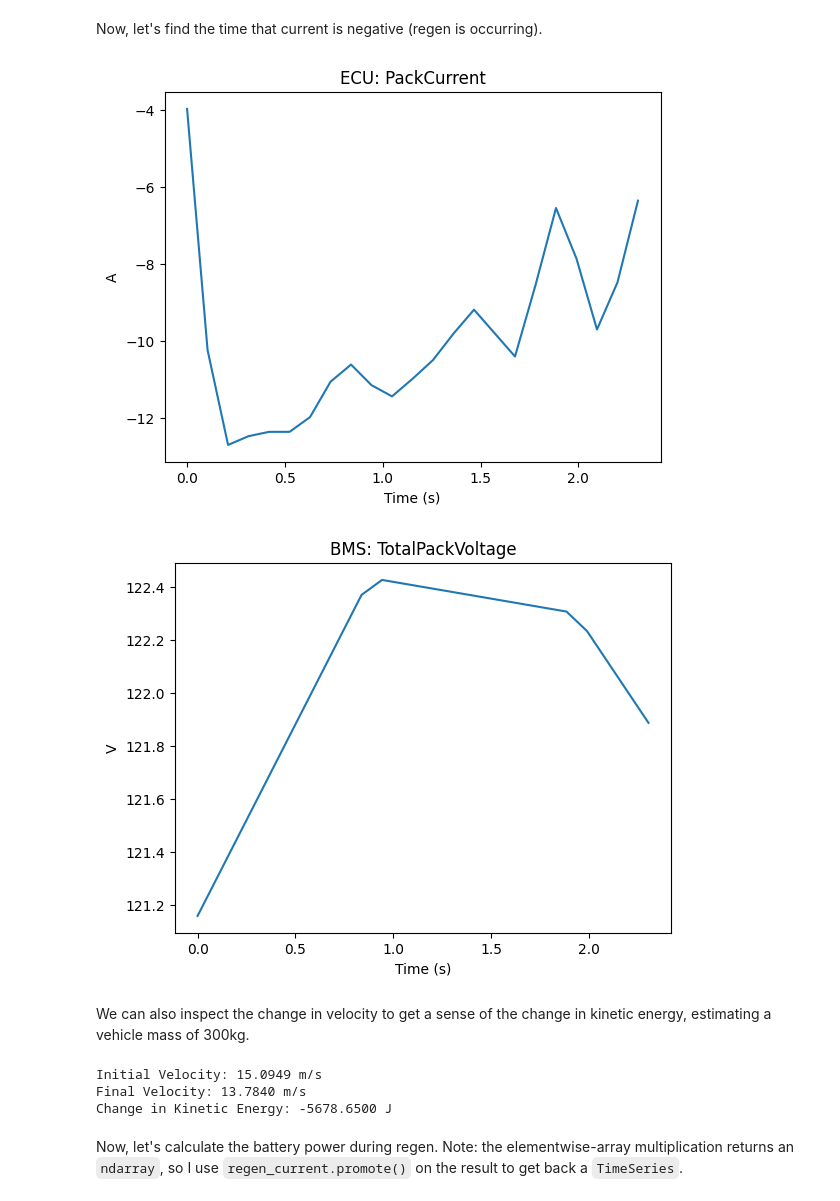
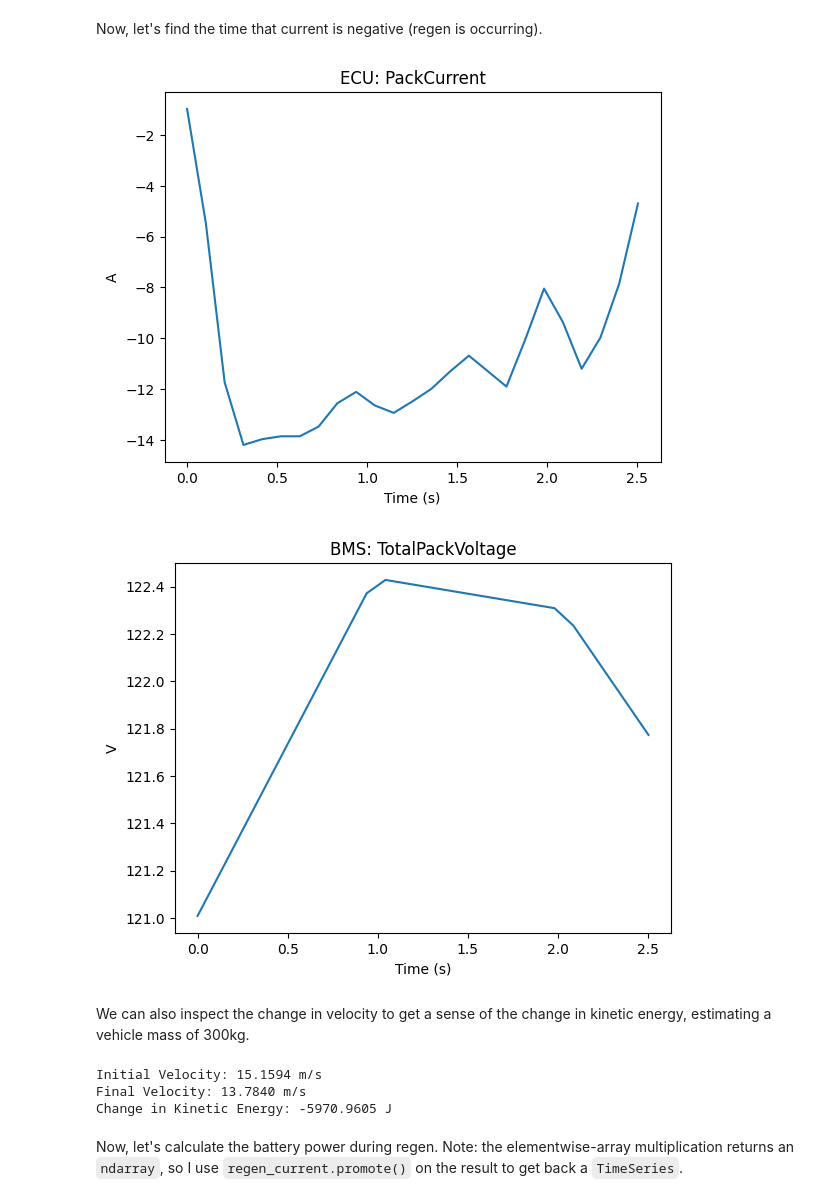
Before and after one commit to UBC-Solar/Simulation, a Jupyter notebook: data_analysis/data_tools/regen_analysis.ipynb, the cells around one changed output. Saved outputs shown, nothing was run; the diff lists cells and outputs as text; code cells hidden in the pictures.

```diff
--- a/data_analysis/data_tools/regen_analysis.ipynb
+++ b/data_analysis/data_tools/regen_analysis.ipynb
@@ -10,8 +10,20 @@ import matplotlib.pyplot as plt
 import numpy as np
 
 # Setup
+# 1st Run
 start = "2024-07-07T05:02:19Z"
 stop = "2024-07-07T05:04:04Z"
+
+# 2nd Run
+# start = "2024-07-07T03:53:15Z"
+# stop = "2024-07-07T03:54:03Z"
+
+# 3rd Run
+# start = "2024-07-07T03:57:28Z"
+# stop = "2024-07-07T03:58:26Z"
+
+LVS_CURRENT = 1.5  # Units: A
+
 client = InfluxClient()
 # %% [markdown]
 Query the data, then align their x–axes such that math is well-defined.
@@ -20,6 +32,9 @@ pack_voltage: TimeSeries = client.query_time_series(start, stop, "TotalPackVolta
 pack_current: TimeSeries = client.query_time_series(start, stop, "PackCurrent", units="A")
 vehicle_velocity: TimeSeries = client.query_time_series(start, stop, "VehicleVelocity", units="m/s")
 pack_current, pack_voltage, vehicle_velocity = TimeSeries.align(pack_current, pack_voltage, vehicle_velocity)
+
+# Subtract LVS current from pack current
+pack_current -= LVS_CURRENT
 # %% [markdown]
 Plot the data to make sure nothing bad or spooky happened (and matches what's seen on InfluxDB Data Explorer).
 # %%
@@ -34,20 +49,20 @@ plt.show()
 # %% [markdown]
 Now, let's find the time that current is negative (regen is occurring).
 # %%
-current_negative_mask = np.where(pack_current < 0)[0]
+current_negative_mask = np.where(pack_current < -0.5)[0]
 
 # We find the indices, as slicing pack_current with current_negative_mask isn't a well-defined operation
 first_regen_index = current_negative_mask[0]
 last_regen_index = current_negative_mask[-1]
 
 regen_current = pack_current[first_regen_index:last_regen_index]
 regen_voltage = pack_voltage[first_regen_index:last_regen_index]
 regen_current.plot(False)
 regen_voltage.plot(False)
 plt.show()
 # %% [output]
-[figure, old version]
+[figure, new version]
-[figure, old version]
+[figure, new version]
 # %% [markdown]
 We can also inspect the change in velocity to get a sense of the change in kinetic energy, estimating a vehicle mass of 300kg.
 # %%
@@ -61,9 +76,9 @@ print(f"Initial Velocity: {initial_velocity:.4f} {vehicle_velocity.units}")
 print(f"Final Velocity: {final_velocity:.4f} {vehicle_velocity.units}")
 print(f"Change in Kinetic Energy: {delta_kinetic_energy:.4f} J")
 # %% [output]
-Initial Velocity: 15.0949 m/s
+Initial Velocity: 15.1594 m/s
 Final Velocity: 13.7840 m/s
-Change in Kinetic Energy: -5678.6500 J
+Change in Kinetic Energy: -5970.9605 J
 # %% [markdown]
 Now, let's calculate the battery power during regen.
 Note: the elementwise-array multiplication returns an `ndarray`, so I use `regen_current.promote()` on the result to get back a `TimeSeries`.
```
Also changed, not shown: parts of 3 cells of this notebook.
